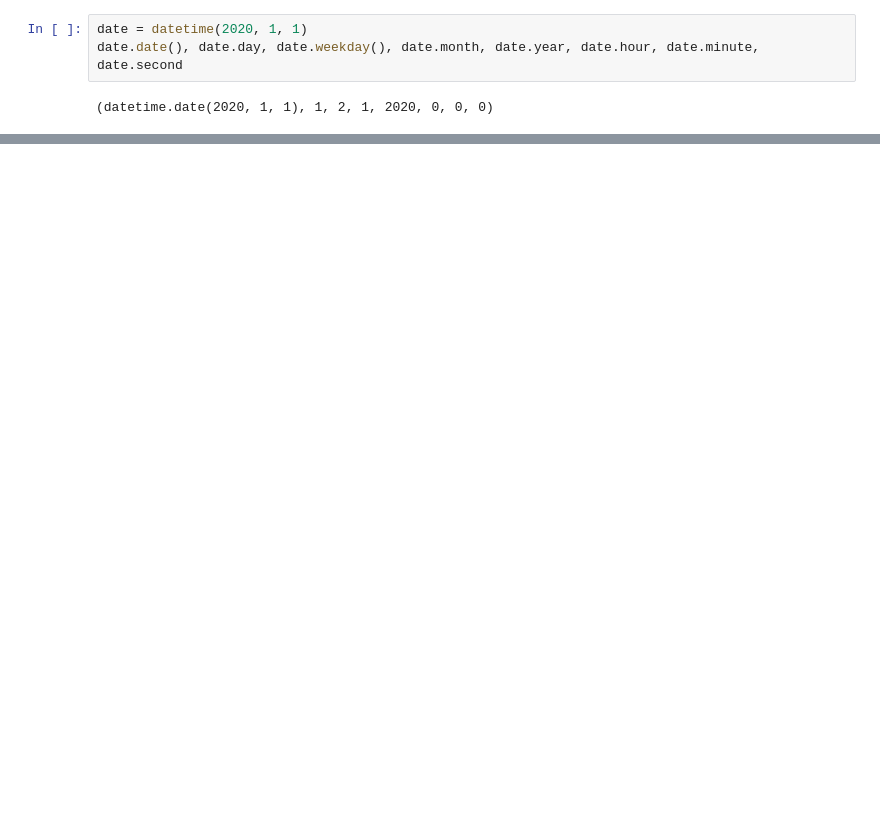
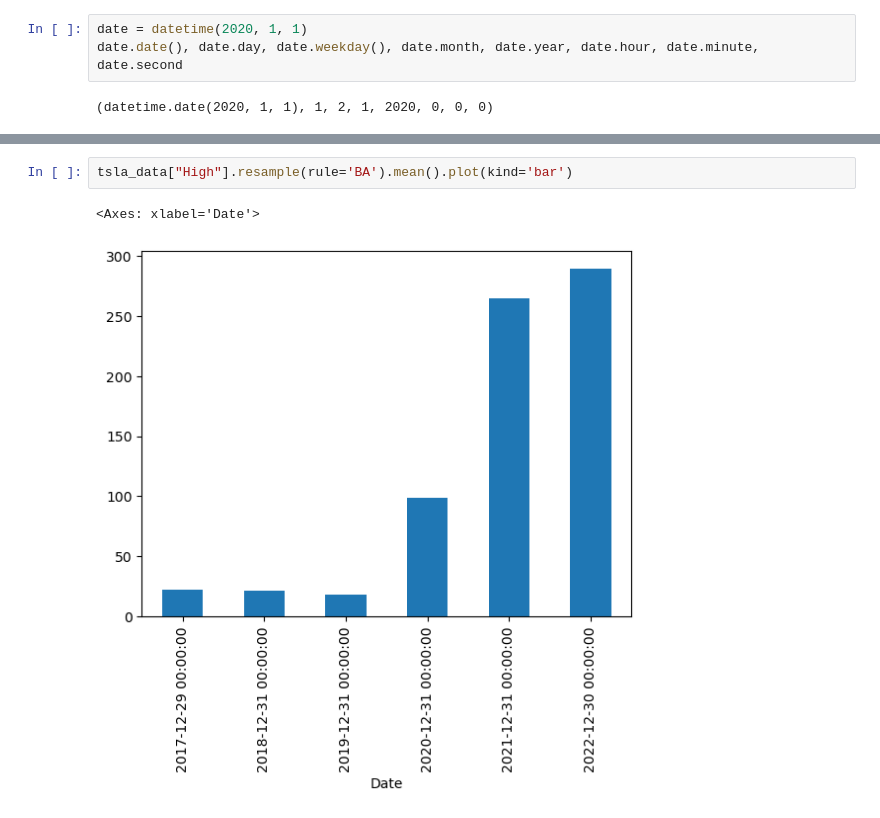
Before and after one commit to ShreyashSingh1/Python-DSM, a Jupyter notebook: Week20/Time Series EDA.ipynb, the cells around one changed output, grey strips where cells are left out. Drawn from its saved outputs; the diff is of its cells as text; blank space fills up the shorter version.

```diff
--- a/Week20/Time Series EDA.ipynb
+++ b/Week20/Time Series EDA.ipynb
@@ -241,0 +307,5 @@ date.date(), date.day, date.weekday(), date.month, date.year, date.hour, date.mi
+# %%
+tsla_data["High"].resample(rule='BA').mean().plot(kind='bar')
+# %% [output]
+<Axes: xlabel='Date'>
+[figure, added]
```
Also changed, not shown: parts of 18 cells of this notebook.
